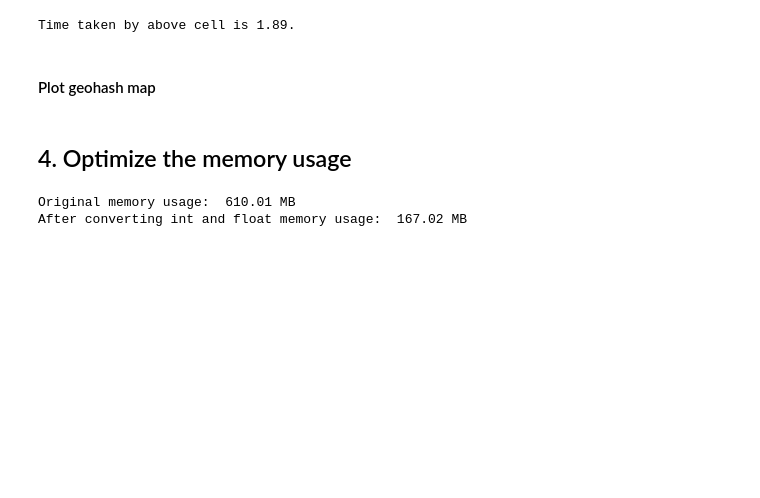
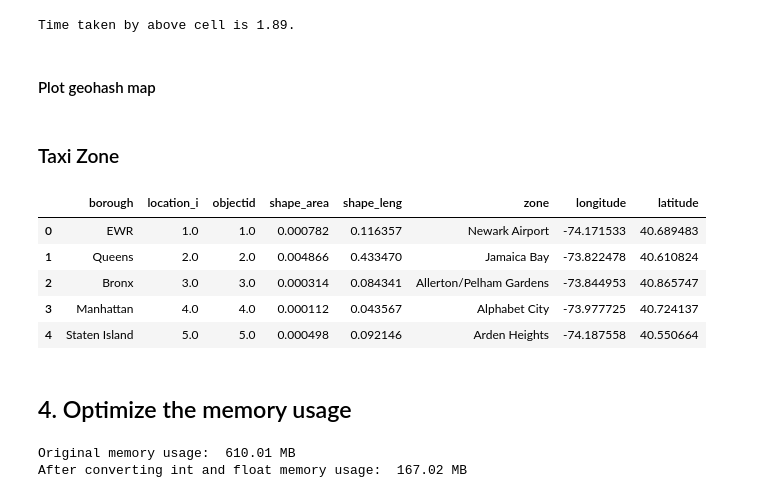
Before and after one commit to Jay4869/NYC-Taxi-FHV-Project, a Jupyter notebook: NYC Taxi & FHV Project.ipynb, the cells around one changed output. Drawn from its saved outputs; the diff is of its cells as text; code cells hidden in the pictures; blank space fills up the shorter version.

Commit message:
add taxi zone

```diff
--- a/NYC Taxi & FHV Project.ipynb
+++ b/NYC Taxi & FHV Project.ipynb
@@ -421,6 +421,59 @@ Time taken by above cell is 1.89.
 # %%
 from IPython.display import Image
 Image(filename='geohash_pickup.png', width=500, height=300)
+# %% [markdown]
+### Taxi Zone
+# %%
+def get_lat_lon(sf):
+    content = []
+    for sr in sf.shapeRecords():
+        shape = sr.shape
+        rec = sr.record
+        loc_id = rec[shp_dic['location_i']]
+
+        x = (shape.bbox[0]+shape.bbox[2])/2
+        y = (shape.bbox[1]+shape.bbox[3])/2
+
+        content.append((loc_id, x, y))
+    return pd.DataFrame(content, columns=["location_i", "longitude", "latitude"])
+
+def get_boundaries(sf):
+    lat, lon = [], []
+    for shape in list(sf.iterShapes()):
+        lat.extend([shape.bbox[0], shape.bbox[2]])
+        lon.extend([shape.bbox[1], shape.bbox[3]])
+
+    margin = 0.01 # buffer to add to the range
+    lat_min = min(lat) - margin
+    lat_max = max(lat) + margin
+    lon_min = min(lon) - margin
+    lon_max = max(lon) + margin
+
+    return lat_min, lat_max, lon_min, lon_max
+# %%
+import shapefile
+from shapely.geometry import Polygon
+from descartes.patch import PolygonPatch
+import matplotlib as mpl
+import matplotlib.pyplot as plt
+plt.style.use('ggplot')
+%matplotlib inline
+
+sf = shapefile.Reader("NYCTaxiZones/geo_export_7d6b5392-f5fb-446d-8520-8965d551482b.shp")
+fields_name = [field[0] for field in sf.fields[1:]]
+shp_dic = dict(zip(fields_name, list(range(len(fields_name)))))
+attributes = sf.records()
+shp_attr = [dict(zip(fields_name, attr)) for attr in attributes]
+
+df_loc = pd.DataFrame(shp_attr).join(get_lat_lon(sf).set_index("location_i"), on="location_i")
+df_loc.head()
+# %% [output]
+|  | borough | location_i | objectid | shape_area | shape_leng | zone | longitude | latitude |
+| 0 | EWR | 1.0 | 1.0 | 0.000782 | 0.116357 | Newark Airport | -74.171533 | 40.689483 |
+| 1 | Queens | 2.0 | 2.0 | 0.004866 | 0.433470 | Jamaica Bay | -73.822478 | 40.610824 |
+| 2 | Bronx | 3.0 | 3.0 | 0.000314 | 0.084341 | Allerton/Pelham Gardens | -73.844953 | 40.865747 |
+| 3 | Manhattan | 4.0 | 4.0 | 0.000112 | 0.043567 | Alphabet City | -73.977725 | 40.724137 |
+| 4 | Staten Island | 5.0 | 5.0 | 0.000498 | 0.092146 | Arden Heights | -74.187558 | 40.550664 |
 # %% [markdown]
 ## 4. Optimize the memory usage
 # %%
```
Also changed, not shown: parts of 1 cell of this notebook.
